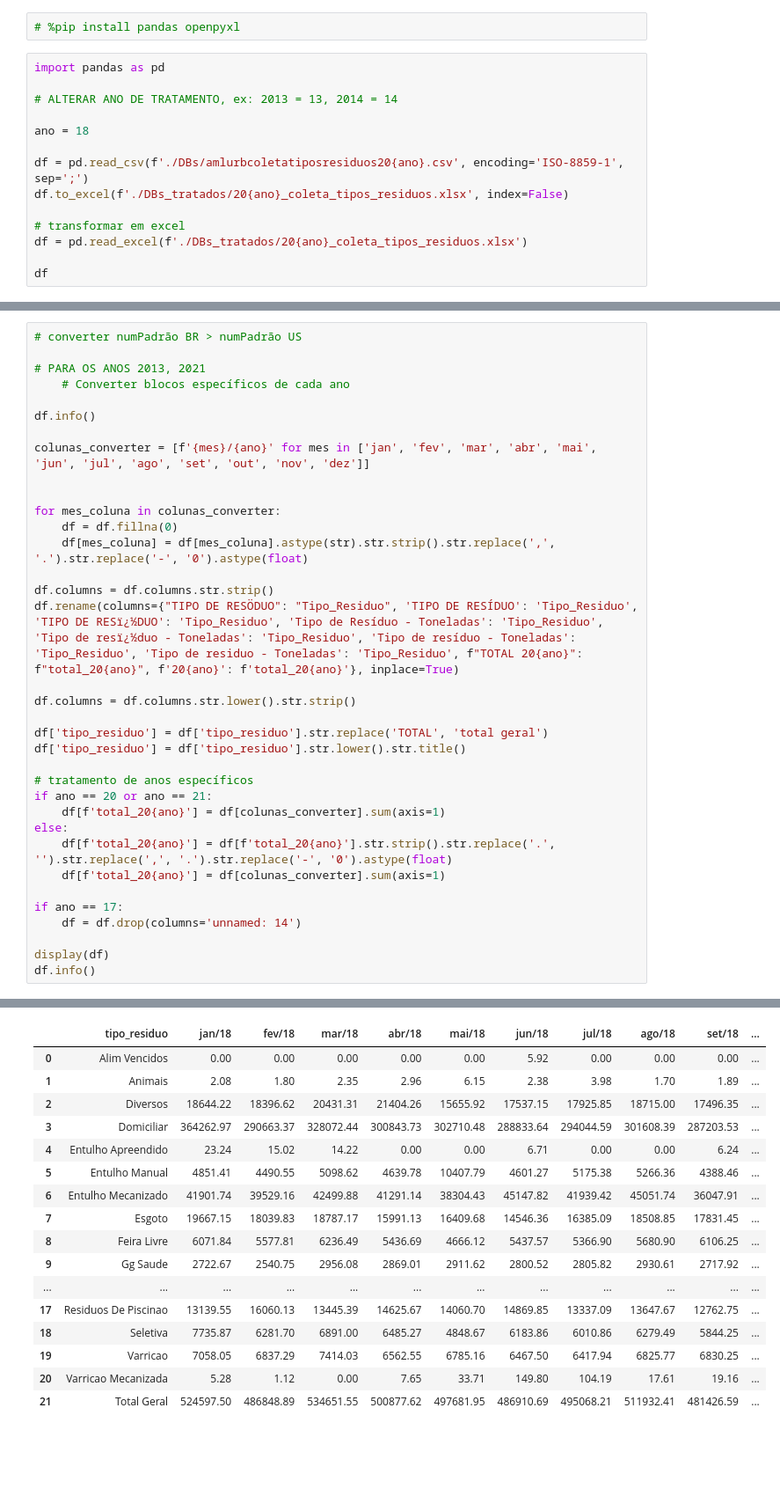
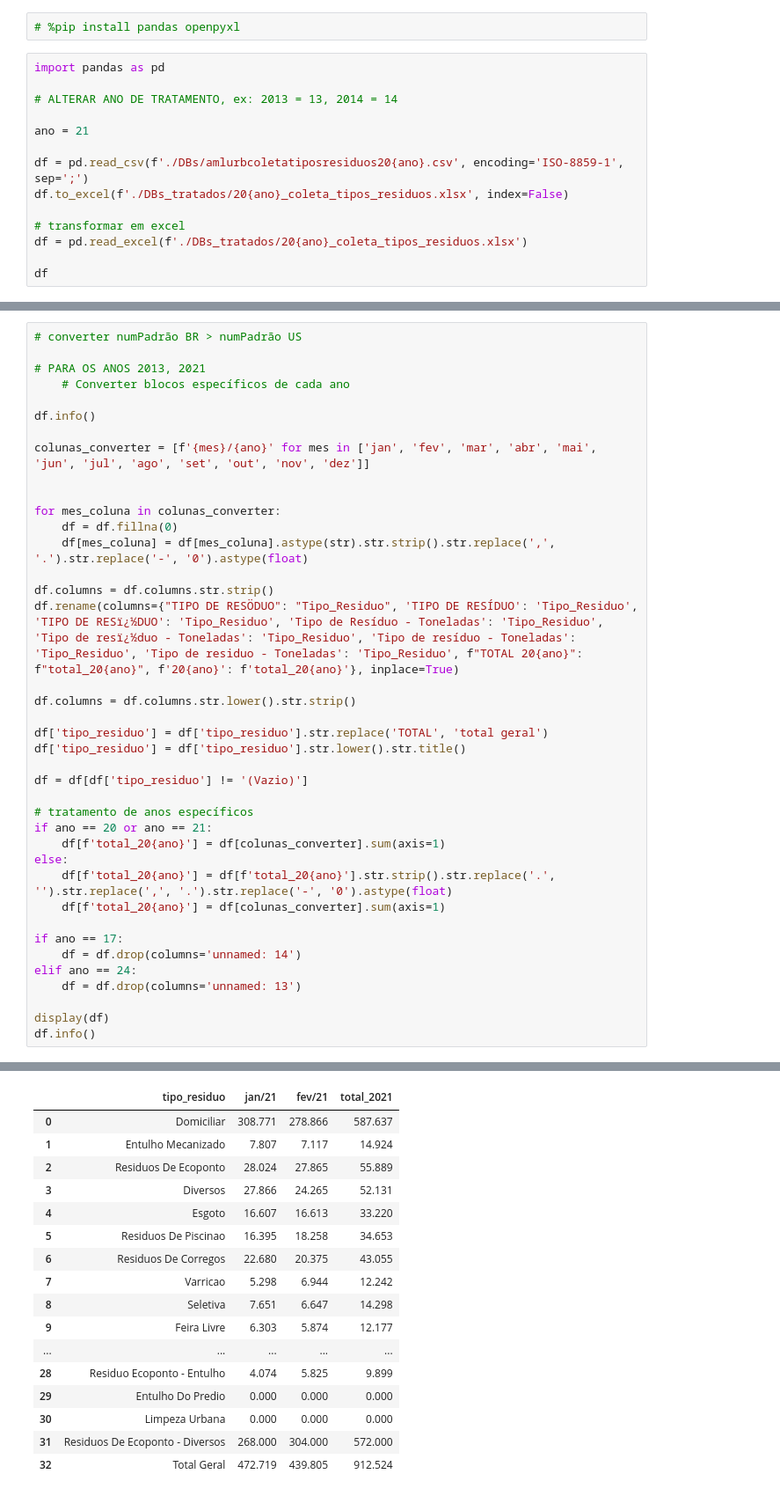
Before and after one commit to IIIgorMoura/ONG_Limpa_Brasil_EU, a Jupyter notebook: tratamento.ipynb, the cells around one changed output, grey strips where cells are left out. Shown at 88% size. Cells and saved outputs as stored; diff of their text form; blank space fills up the shorter version.

```diff
--- a/tratamento.ipynb
+++ b/tratamento.ipynb
@@ -9,7 +9,7 @@ import pandas as pd
 
 # ALTERAR ANO DE TRATAMENTO, ex: 2013 = 13, 2014 = 14
 
-ano = 18
+ano = 21
 
 df = pd.read_csv(f'./DBs/amlurbcoletatiposresiduos20{ano}.csv', encoding='ISO-8859-1', sep=';')
 df.to_excel(f'./DBs_tratados/20{ano}_coleta_tipos_residuos.xlsx', index=False)
@@ -59,6 +59,8 @@ df.columns = df.columns.str.lower().str.strip()
 df['tipo_residuo'] = df['tipo_residuo'].str.replace('TOTAL', 'total geral')
 df['tipo_residuo'] = df['tipo_residuo'].str.lower().str.title()
 
+df = df[df['tipo_residuo'] != '(Vazio)']
+
 # tratamento de anos específicos
 if ano == 20 or ano == 21:
     df[f'total_20{ano}'] = df[colunas_converter].sum(axis=1)
@@ -68,6 +70,8 @@ else:
 
 if ano == 17:
     df = df.drop(columns='unnamed: 14')
+elif ano == 24:
+    df = df.drop(columns='unnamed: 13')
 
 display(df)
 df.info()
@@ -92,18 +89,18 @@ memory usage: 2.5+ KB
-|  | tipo_residuo | jan/18 | fev/18 | mar/18 | abr/18 | mai/18 | jun/18 | jul/18 | ago/18 | set/18 | ... |
-| 0 | Alim Vencidos | 0.00 | 0.00 | 0.00 | 0.00 | 0.00 | 5.92 | 0.00 | 0.00 | 0.00 | ... |
-| 1 | Animais | 2.08 | 1.80 | 2.35 | 2.96 | 6.15 | 2.38 | 3.98 | 1.70 | 1.89 | ... |
-| 2 | Diversos | 18644.22 | 18396.62 | 20431.31 | 21404.26 | 15655.92 | 17537.15 | 17925.85 | 18715.00 | 17496.35 | ... |
-| 3 | Domiciliar | 364262.97 | 290663.37 | 328072.44 | 300843.73 | 302710.48 | 288833.64 | 294044.59 | 301608.39 | 287203.53 | ... |
-| 4 | Entulho Apreendido | 23.24 | 15.02 | 14.22 | 0.00 | 0.00 | 6.71 | 0.00 | 0.00 | 6.24 | ... |
-| 5 | Entulho Manual | 4851.41 | 4490.55 | 5098.62 | 4639.78 | 10407.79 | 4601.27 | 5175.38 | 5266.36 | 4388.46 | ... |
-| 6 | Entulho Mecanizado | 41901.74 | 39529.16 | 42499.88 | 41291.14 | 38304.43 | 45147.82 | 41939.42 | 45051.74 | 36047.91 | ... |
-| 7 | Esgoto | 19667.15 | 18039.83 | 18787.17 | 15991.13 | 16409.68 | 14546.36 | 16385.09 | 18508.85 | 17831.45 | ... |
-| 8 | Feira Livre | 6071.84 | 5577.81 | 6236.49 | 5436.69 | 4666.12 | 5437.57 | 5366.90 | 5680.90 | 6106.25 | ... |
-| 9 | Gg Saude | 2722.67 | 2540.75 | 2956.08 | 2869.01 | 2911.62 | 2800.52 | 2805.82 | 2930.61 | 2717.92 | ... |
-| ... | ... | ... | ... | ... | ... | ... | ... | ... | ... | ... | ... |
-| 17 | Residuos De Piscinao | 13139.55 | 16060.13 | 13445.39 | 14625.67 | 14060.70 | 14869.85 | 13337.09 | 13647.67 | 12762.75 | ... |
-| 18 | Seletiva | 7735.87 | 6281.70 | 6891.00 | 6485.27 | 4848.67 | 6183.86 | 6010.86 | 6279.49 | 5844.25 | ... |
-| 19 | Varricao | 7058.05 | 6837.29 | 7414.03 | 6562.55 | 6785.16 | 6467.50 | 6417.94 | 6825.77 | 6830.25 | ... |
-| 20 | Varricao Mecanizada | 5.28 | 1.12 | 0.00 | 7.65 | 33.71 | 149.80 | 104.19 | 17.61 | 19.16 | ... |
-| 21 | Total Geral | 524597.50 | 486848.89 | 534651.55 | 500877.62 | 497681.95 | 486910.69 | 495068.21 | 511932.41 | 481426.59 | ... |
+|  | tipo_residuo | jan/21 | fev/21 | total_2021 |
+| 0 | Domiciliar | 308.771 | 278.866 | 587.637 |
+| 1 | Entulho Mecanizado | 7.807 | 7.117 | 14.924 |
+| 2 | Residuos De Ecoponto | 28.024 | 27.865 | 55.889 |
+| 3 | Diversos | 27.866 | 24.265 | 52.131 |
+| 4 | Esgoto | 16.607 | 16.613 | 33.220 |
+| 5 | Residuos De Piscinao | 16.395 | 18.258 | 34.653 |
+| 6 | Residuos De Corregos | 22.680 | 20.375 | 43.055 |
+| 7 | Varricao | 5.298 | 6.944 | 12.242 |
+| 8 | Seletiva | 7.651 | 6.647 | 14.298 |
+| 9 | Feira Livre | 6.303 | 5.874 | 12.177 |
+| ... | ... | ... | ... | ... |
+| 28 | Residuo Ecoponto - Entulho | 4.074 | 5.825 | 9.899 |
+| 29 | Entulho Do Predio | 0.000 | 0.000 | 0.000 |
+| 30 | Limpeza Urbana | 0.000 | 0.000 | 0.000 |
+| 31 | Residuos De Ecoponto - Diversos | 268.000 | 304.000 | 572.000 |
+| 32 | Total Geral | 472.719 | 439.805 | 912.524 |
 <class 'pandas.core.frame.DataFrame'>
```
Also changed, not shown: parts of 4 cells of this notebook, 13 other files.
